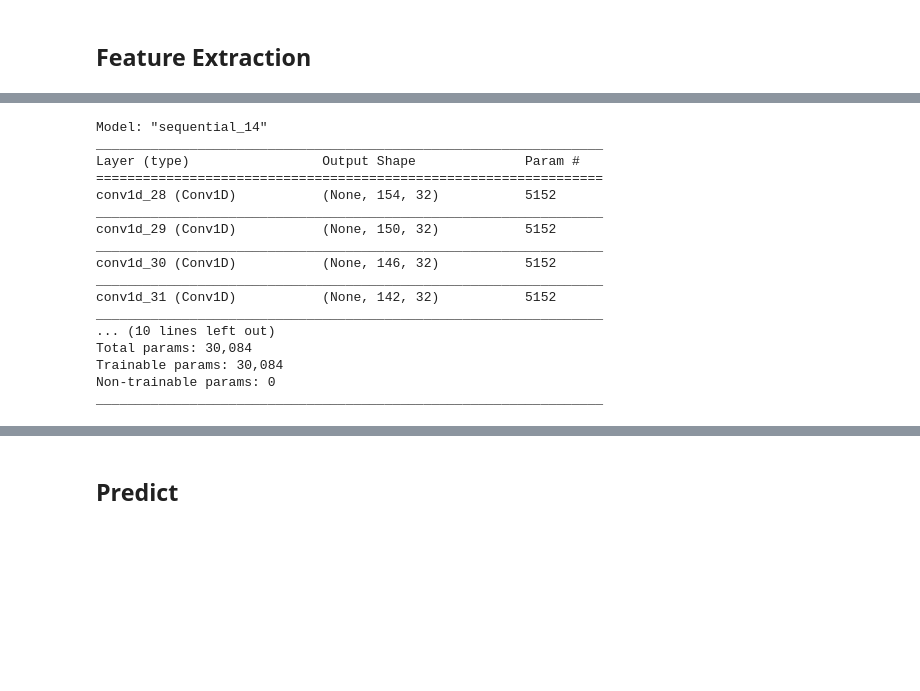
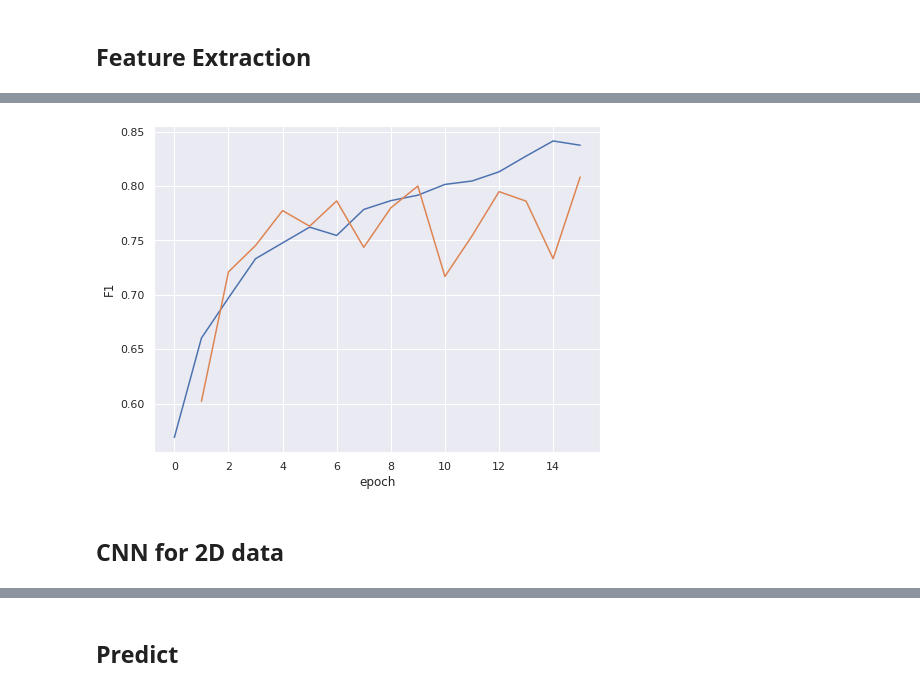
Before and after one commit to RoseYuan/ML, a Jupyter notebook: Task3/task3.ipynb, the cells around one changed output, grey strips where cells are left out. Saved outputs shown, nothing was run; the diff lists cells and outputs as text; code cells hidden in the pictures; blank space fills up the shorter version.

```diff
--- a/Task3/task3.ipynb
+++ b/Task3/task3.ipynb
@@ -205,0 +326,13 @@ def f1_score(y_true, y_pred):
+# %%
+split = 4992
+X_train = augmented_filtered[:split]
+X_validation = augmented_filtered[split:]
+y_train = y_raw[:split]
+y_validation = y_raw[split:]
+
+y_target = tf.keras.utils.to_categorical(y_train)
+validation_dataset = (X_validation, tf.keras.utils.to_categorical(y_validation))
+
+# check group balance
+print(np.sum(y_train == 0), np.sum(y_train == 1), np.sum(y_train == 2), np.sum(y_train == 3))
+print(np.sum(y_validation == 0), np.sum(y_validation == 1), np.sum(y_validation == 2), np.sum(y_validation == 3))
@@ -205,0 +342,6 @@ def f1_score(y_true, y_pred):
+# %%
+history = model.fit(x=X_train,
+                    y=y_target,
+                    batch_size=32,
+                    epochs=16,
+                    validation_data=validation_dataset)
@@ -206,19 +366,26 @@ def f1_score(y_true, y_pred):
+# %%
+plt.figure(figsize=(8,6))
+plt.plot(history.history['f1_score'])
+plt.plot(history.history['val_f1_score'])
+plt.ylabel('F1')
+plt.xlabel('epoch')
+plt.show()
+# %% [output]
+[figure, added]
+# %% [markdown]
+## CNN for 2D data
 # %%
-kernel_size = least
-num_filters = 32
-width = 2*neighbourhood // subsampling
-
+# 1 dimensional CNN for 2D data
 model_1d = tf.keras.Sequential(
     [
-        tf.keras.layers.Input(shape=(most, width)),
+        tf.keras.layers.Input(shape=(most, 180//subsampling)),
 
-        tf.keras.layers.Conv1D(kernel_size=kernel_size, filters=num_filters, activation='relu'),
+        tf.keras.layers.Conv1D(kernel_size=11, filters=64, activation='relu'),
 
-        tf.keras.layers.Conv1D(kernel_size=kernel_size, filters=num_filters, activation='relu'),
+        tf.keras.layers.Conv1D(kernel_size=11, filters=64, activation='relu'),
 
-        tf.keras.layers.Conv1D(kernel_size=kernel_size, filters=num_filters, activation='relu'),
+        tf.keras.layers.Conv1D(kernel_size=11, filters=128, activation='relu'),
 
-        tf.keras.layers.Conv1D(kernel_size=kernel_size, filters=num_filters, activation='relu'),
         tf.keras.layers.GlobalMaxPooling1D(),
 
         tf.keras.layers.Flatten(),
@@ -232,22 +399,4 @@ model_1d = tf.keras.Sequential(
 
 model_1d.compile(optimizer='adam', loss='categorical_crossentropy', metrics=['accuracy', f1_score])
 model_1d.summary()
-# %% [output]
-Model: "sequential_14"
-_________________________________________________________________
-Layer (type)                 Output Shape              Param #
-=================================================================
-conv1d_28 (Conv1D)           (None, 154, 32)           5152
-_________________________________________________________________
-conv1d_29 (Conv1D)           (None, 150, 32)           5152
-_________________________________________________________________
-conv1d_30 (Conv1D)           (None, 146, 32)           5152
-_________________________________________________________________
-conv1d_31 (Conv1D)           (None, 142, 32)           5152
-_________________________________________________________________
-... (10 lines left out)
-Total params: 30,084
-Trainable params: 30,084
-Non-trainable params: 0
-_________________________________________________________________
 # %%
```
Also changed, not shown: parts of 43 cells of this notebook, 7 other files.
